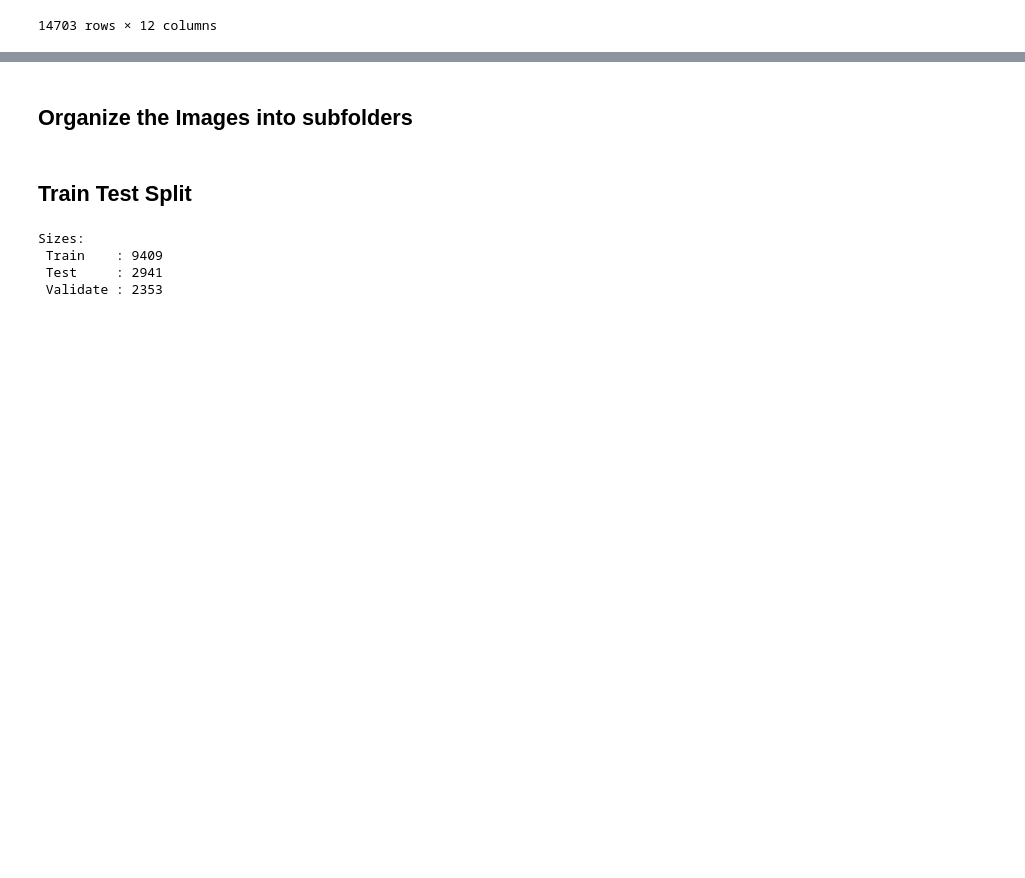
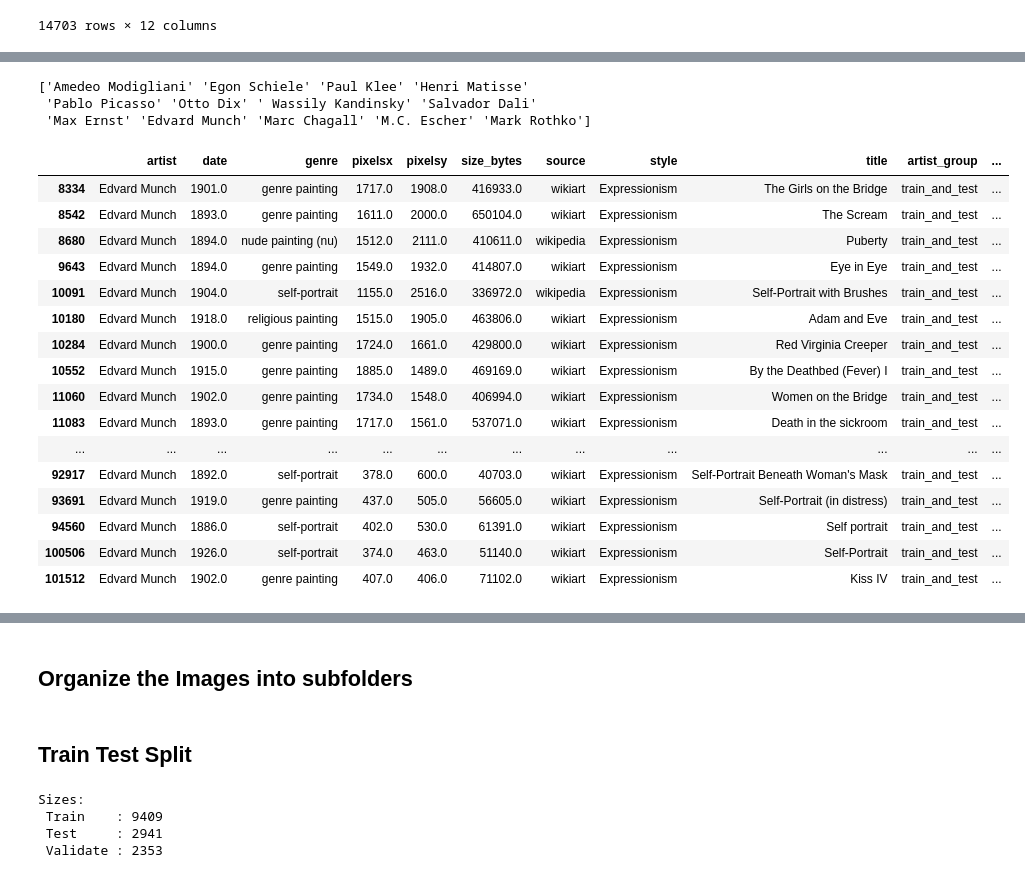
Before and after one commit to rcharan/art-dream, a Jupyter notebook: dataset/artist-selection.ipynb, the cells around one changed output, grey strips where cells are left out. Drawn from its saved outputs; the diff is of its cells as text; code cells hidden in the pictures; blank space fills up the shorter version.

```diff
--- a/dataset/artist-selection.ipynb
+++ b/dataset/artist-selection.ipynb
@@ -357,0 +446,25 @@ artist_df
+# %%
+expressionism = df_trimmed[df_trimmed['style'] == 'Expressionism']
+print(expressionism['artist'].unique())
+expressionism[expressionism['artist'] == 'Edvard Munch']
+# %% [output]
+['Amedeo Modigliani' 'Egon Schiele' 'Paul Klee' 'Henri Matisse'
+ 'Pablo Picasso' 'Otto Dix' ' Wassily Kandinsky' 'Salvador Dali'
+ 'Max Ernst' 'Edvard Munch' 'Marc Chagall' 'M.C. Escher' 'Mark Rothko']
+|  | artist | date | genre | pixelsx | pixelsy | size_bytes | source | style | title | artist_group | ... |
+| 8334 | Edvard Munch | 1901.0 | genre painting | 1717.0 | 1908.0 | 416933.0 | wikiart | Expressionism | The Girls on the Bridge | train_and_test | ... |
+| 8542 | Edvard Munch | 1893.0 | genre painting | 1611.0 | 2000.0 | 650104.0 | wikiart | Expressionism | The Scream | train_and_test | ... |
+| 8680 | Edvard Munch | 1894.0 | nude painting (nu) | 1512.0 | 2111.0 | 410611.0 | wikipedia | Expressionism | Puberty | train_and_test | ... |
+| 9643 | Edvard Munch | 1894.0 | genre painting | 1549.0 | 1932.0 | 414807.0 | wikiart | Expressionism | Eye in Eye | train_and_test | ... |
+| 10091 | Edvard Munch | 1904.0 | self-portrait | 1155.0 | 2516.0 | 336972.0 | wikipedia | Expressionism | Self-Portrait with Brushes | train_and_test | ... |
+| 10180 | Edvard Munch | 1918.0 | religious painting | 1515.0 | 1905.0 | 463806.0 | wikiart | Expressionism | Adam and Eve | train_and_test | ... |
+| 10284 | Edvard Munch | 1900.0 | genre painting | 1724.0 | 1661.0 | 429800.0 | wikiart | Expressionism | Red Virginia Creeper | train_and_test | ... |
+| 10552 | Edvard Munch | 1915.0 | genre painting | 1885.0 | 1489.0 | 469169.0 | wikiart | Expressionism | By the Deathbed (Fever) I | train_and_test | ... |
+| 11060 | Edvard Munch | 1902.0 | genre painting | 1734.0 | 1548.0 | 406994.0 | wikiart | Expressionism | Women on the Bridge | train_and_test | ... |
+| 11083 | Edvard Munch | 1893.0 | genre painting | 1717.0 | 1561.0 | 537071.0 | wikiart | Expressionism | Death in the sickroom | train_and_test | ... |
+| ... | ... | ... | ... | ... | ... | ... | ... | ... | ... | ... | ... |
+| 92917 | Edvard Munch | 1892.0 | self-portrait | 378.0 | 600.0 | 40703.0 | wikiart | Expressionism | Self-Portrait Beneath Woman's Mask | train_and_test | ... |
+| 93691 | Edvard Munch | 1919.0 | genre painting | 437.0 | 505.0 | 56605.0 | wikiart | Expressionism | Self-Portrait (in distress) | train_and_test | ... |
+| 94560 | Edvard Munch | 1886.0 | self-portrait | 402.0 | 530.0 | 61391.0 | wikiart | Expressionism | Self portrait | train_and_test | ... |
+| 100506 | Edvard Munch | 1926.0 | self-portrait | 374.0 | 463.0 | 51140.0 | wikiart | Expressionism | Self-Portrait | train_and_test | ... |
+| 101512 | Edvard Munch | 1902.0 | genre painting | 407.0 | 406.0 | 71102.0 | wikiart | Expressionism | Kiss IV | train_and_test | ... |
```
Also changed, not shown: parts of 16 cells of this notebook, 1 other file.
